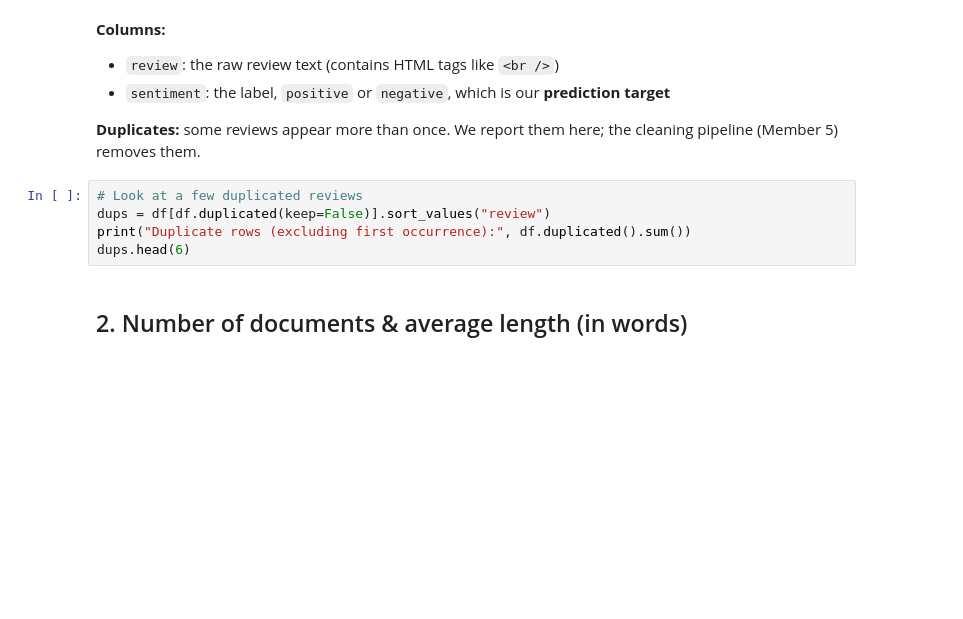
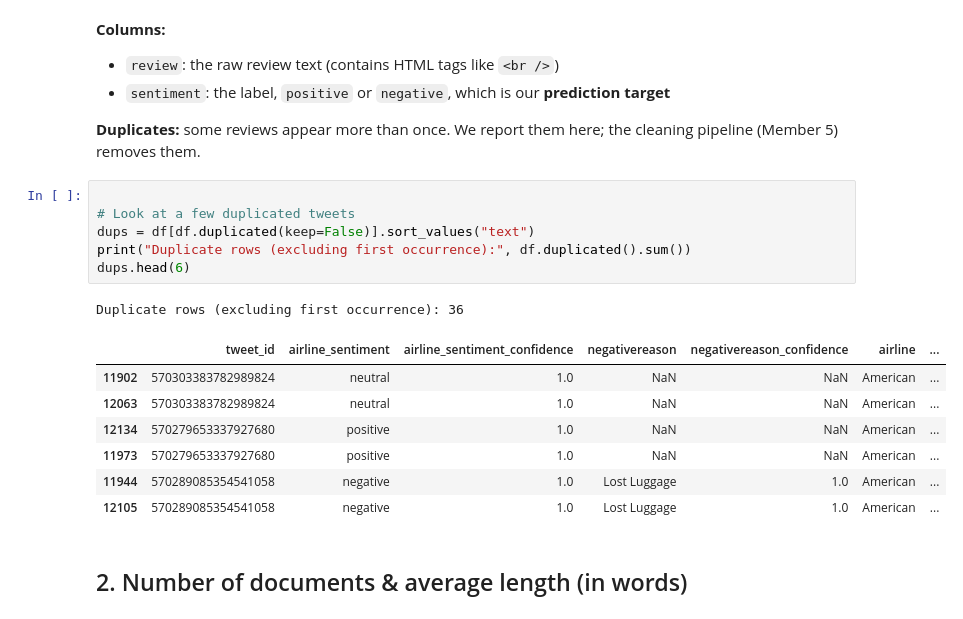
Before and after one commit to Maham411/NLP-Project, a Jupyter notebook: notebook/data_analysis.ipynb, the cells around one changed output. Drawn from its saved outputs; the diff is of its cells as text; blank space fills up the shorter version.

```diff
--- a/notebook/data_analysis.ipynb
+++ b/notebook/data_analysis.ipynb
@@ -42,10 +86,20 @@ info
 
 **Duplicates:** some reviews appear more than once. We report them here; the cleaning pipeline (Member 5) removes them.
 # %%
-# Look at a few duplicated reviews
-dups = df[df.duplicated(keep=False)].sort_values("review")
+
+# Look at a few duplicated tweets
+dups = df[df.duplicated(keep=False)].sort_values("text")
 print("Duplicate rows (excluding first occurrence):", df.duplicated().sum())
 dups.head(6)
+# %% [output]
+Duplicate rows (excluding first occurrence): 36
+|  | tweet_id | airline_sentiment | airline_sentiment_confidence | negativereason | negativereason_confidence | airline | ... |
+| 11902 | 570303383782989824 | neutral | 1.0 | NaN | NaN | American | ... |
+| 12063 | 570303383782989824 | neutral | 1.0 | NaN | NaN | American | ... |
+| 12134 | 570279653337927680 | positive | 1.0 | NaN | NaN | American | ... |
+| 11973 | 570279653337927680 | positive | 1.0 | NaN | NaN | American | ... |
+| 11944 | 570289085354541058 | negative | 1.0 | Lost Luggage | 1.0 | American | ... |
+| 12105 | 570289085354541058 | negative | 1.0 | Lost Luggage | 1.0 | American | ... |
 # %% [markdown]
 ## 2. Number of documents & average length (in words)
 # %%
```
Also changed, not shown: parts of 6 cells of this notebook.
